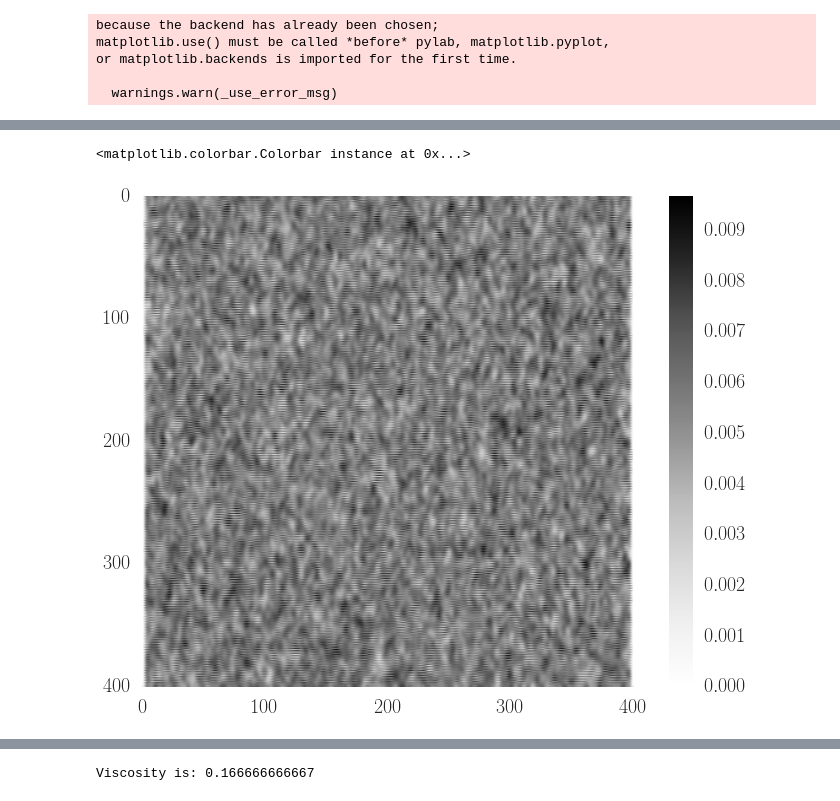
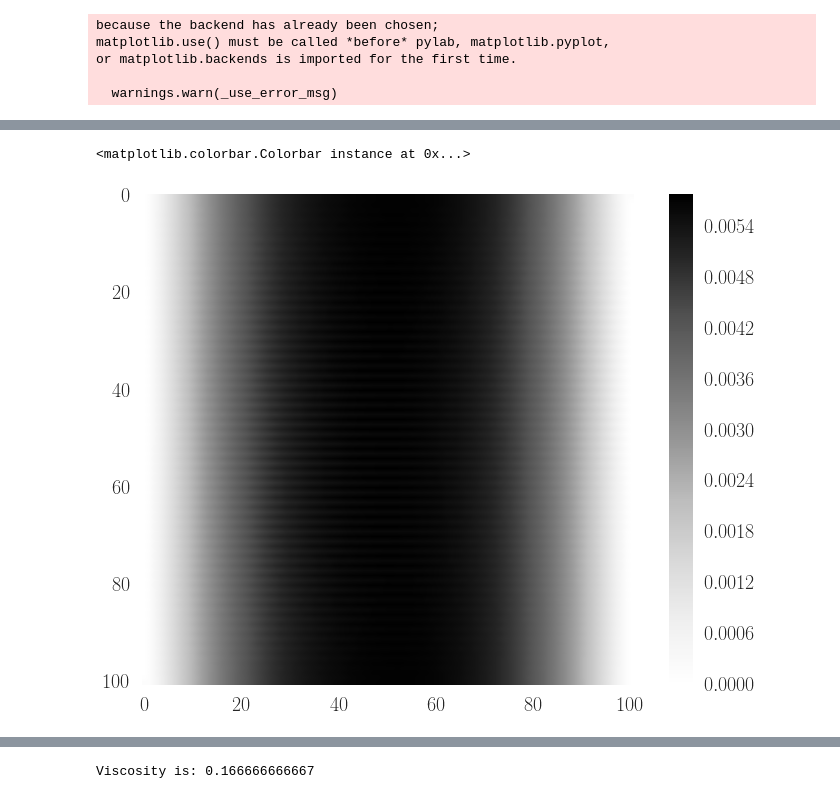
Before and after one commit to latticeboltzmann/2d-lb, a Jupyter notebook: docs/testing_package.ipynb, the cells around one changed output, grey strips where cells are left out. Cells and saved outputs as stored; diff of their text form; code cells hidden in the pictures.

```diff
--- a/docs/testing_package.ipynb
+++ b/docs/testing_package.ipynb
@@ -18,9 +18,9 @@ or matplotlib.backends is imported for the first time.
 
   warnings.warn(_use_error_msg)
 # %%
-sim = lb.Pipe_Flow()
+sim = lb.Pipe_Flow(lx=100, ly=100)
 # %%
-sim.run(10)
+sim.run(1000)
 # %%
 sim.u
 # %% [output]
@@ -40,7 +55,8 @@ array([[  2.03696803e-04,   1.09705792e-03,   3.58982850e-03, ...,
 # %%
-plt.imshow(np.sqrt(sim.u**2 + sim.v**2))
+v_mag = np.sqrt(sim.u**2 + sim.v**2)
+plt.imshow(v_mag)
 plt.grid(False)
 plt.colorbar()
 # %% [output]
 <matplotlib.colorbar.Colorbar instance at 0x...>
-[figure, old version]
+[figure, new version]
```
Also changed, not shown: parts of 4 cells of this notebook.
